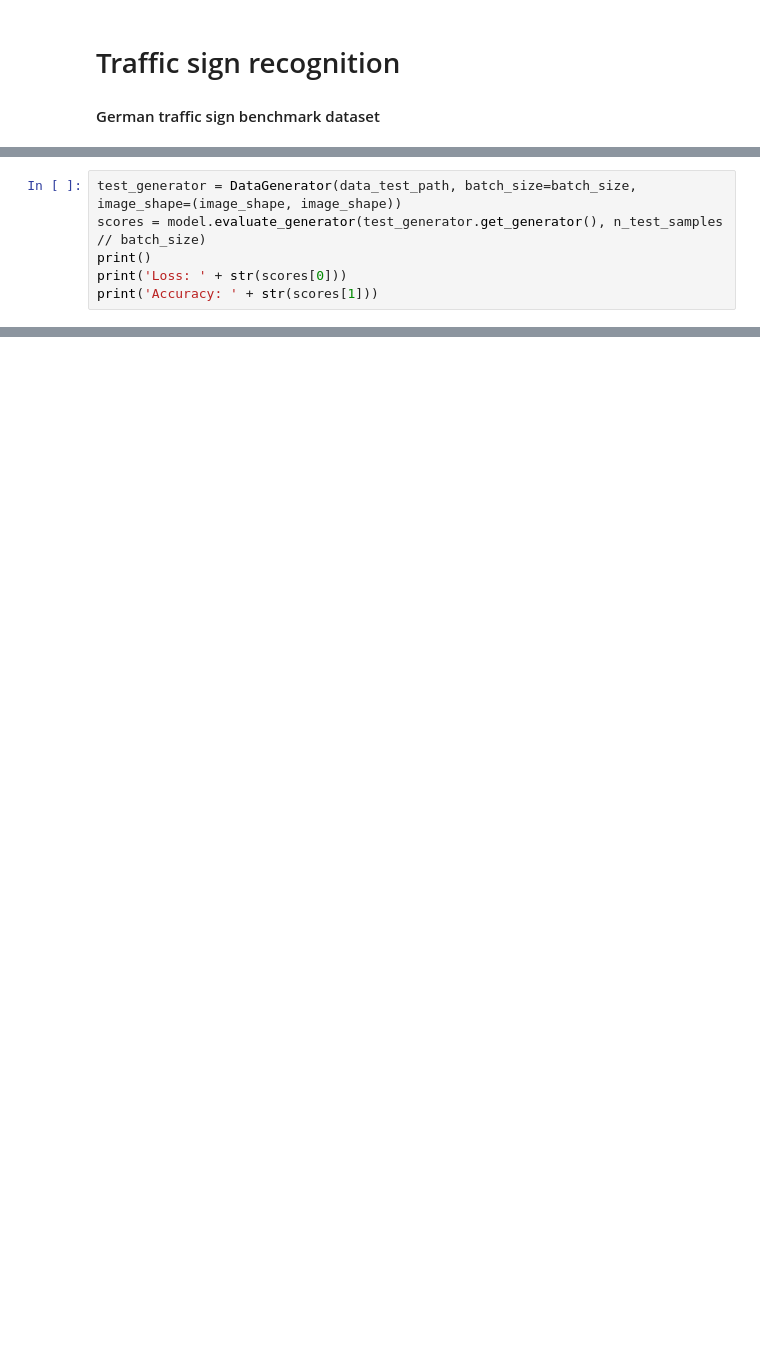
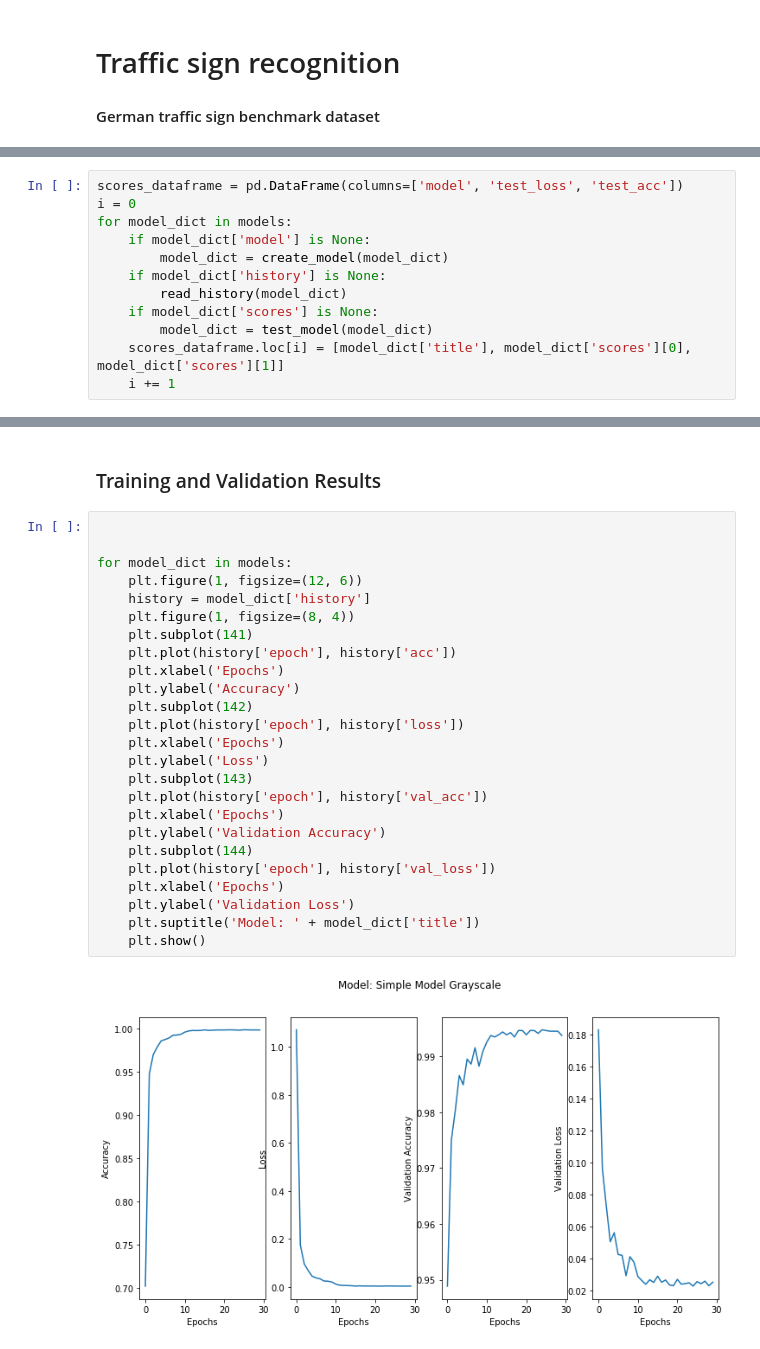
Before and after one commit to AlessandroStaffolani/traffic-sign-recognition, a Jupyter notebook: iteractive_analysis.ipynb, the cells around one changed output, grey strips where cells are left out. Drawn from its saved outputs; the diff is of its cells as text; blank space fills up the shorter version.

```diff
--- a/iteractive_analysis.ipynb
+++ b/iteractive_analysis.ipynb
@@ -126,6 +170,0 @@ plt.show()
-# %%
-test_generator = DataGenerator(data_test_path, batch_size=batch_size, image_shape=(image_shape, image_shape))
-scores = model.evaluate_generator(test_generator.get_generator(), n_test_samples // batch_size)
-print()
-print('Loss: ' + str(scores[0]))
-print('Accuracy: ' + str(scores[1]))
@@ -163,0 +203,12 @@ plt.show()
+# %%
+scores_dataframe = pd.DataFrame(columns=['model', 'test_loss', 'test_acc'])
+i = 0
+for model_dict in models:
+    if model_dict['model'] is None:
+        model_dict = create_model(model_dict)
+    if model_dict['history'] is None:
+        read_history(model_dict)
+    if model_dict['scores'] is None:
+        model_dict = test_model(model_dict)
+    scores_dataframe.loc[i] = [model_dict['title'], model_dict['scores'][0], model_dict['scores'][1]]
+    i += 1
@@ -163,0 +236,29 @@ plt.show()
+# %% [markdown]
+### Training and Validation Results
+# %%
+
+
+for model_dict in models:
+    plt.figure(1, figsize=(12, 6))
+    history = model_dict['history']
+    plt.figure(1, figsize=(8, 4))
+    plt.subplot(141)
+    plt.plot(history['epoch'], history['acc'])
+    plt.xlabel('Epochs')
+    plt.ylabel('Accuracy')
+    plt.subplot(142)
+    plt.plot(history['epoch'], history['loss'])
+    plt.xlabel('Epochs')
+    plt.ylabel('Loss')
+    plt.subplot(143)
+    plt.plot(history['epoch'], history['val_acc'])
+    plt.xlabel('Epochs')
+    plt.ylabel('Validation Accuracy')
+    plt.subplot(144)
+    plt.plot(history['epoch'], history['val_loss'])
+    plt.xlabel('Epochs')
+    plt.ylabel('Validation Loss')
+    plt.suptitle('Model: ' + model_dict['title'])
+    plt.show()
+# %% [output]
+[figure, added]
```
Also changed, not shown: parts of 22 cells of this notebook.
